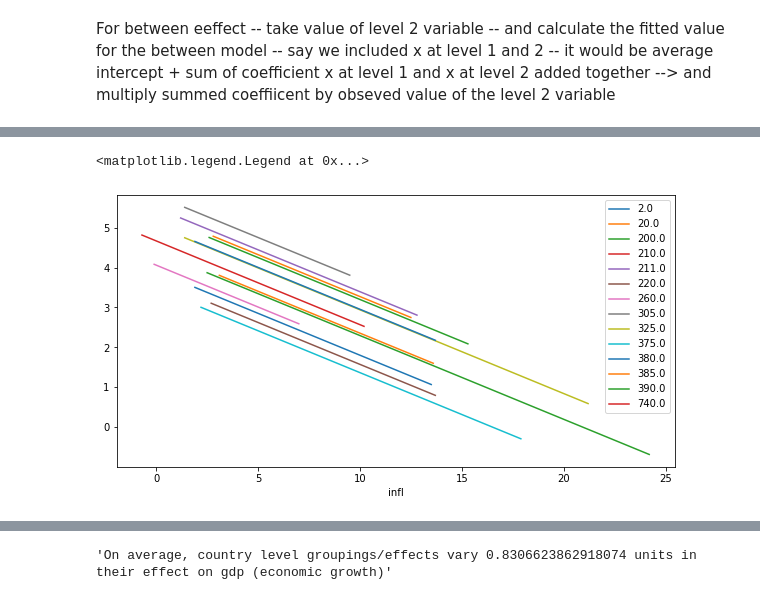
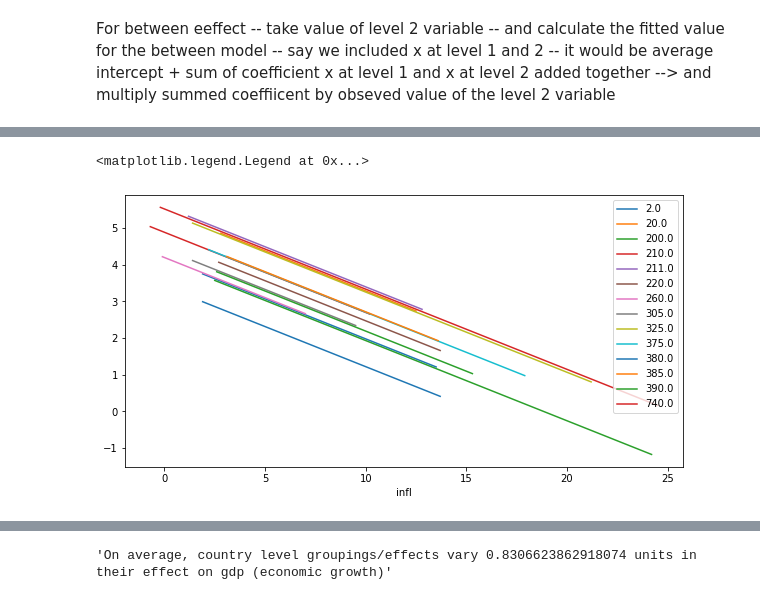
Before and after one commit to jgkorman/Statistical-Analysis-In-Python, a Jupyter notebook: Assignment_1_MLE2_Korman_JamesG_ICPSR_2022.ipynb, the cells around one changed output, grey strips where cells are left out. Saved outputs shown, nothing was run; the diff lists cells and outputs as text; code cells hidden in the pictures.

Commit message:
Creating Spaghetti Plots Mixed Effects Models for random intercepts, random slopes and  random intercepts/random slopes models

```diff
--- a/Assignment_1_MLE2_Korman_JamesG_ICPSR_2022.ipynb
+++ b/Assignment_1_MLE2_Korman_JamesG_ICPSR_2022.ipynb
@@ -247,6 +418,6 @@ df1_sort
 # %%
 # creating a list of countries to add into the the plot's legend
-country = df1_sort['country']
+country = df_new_sort['country']
 country = pd.Series(country.unique())
 country = country.to_list()
 country
@@ -270,0 +452,6 @@ say we included x at level 1 and 2 -- it would be average intercept + sum of coe
+# %%
+# creating  a list of colors to map into the dataframe for plotting
+colors = ['red', 'blue', 'black', 'purple', 'yellow', 'pink', 'green', 'gold', 'grey', 'silver', 'firebrick', 'darkred', 'coral', 'salmon']
+colors_dict = dict(zip(country, colors))
+df_new_sort['colors'] = df_new_sort['country'].map(colors_dict)
+df_new_sort
@@ -270,0 +485,4 @@ say we included x at level 1 and 2 -- it would be average intercept + sum of coe
+# %%
+# within group effects (fixed effects with random intercepts)
+df_new_sort['y_hat'] = ((model.params[0] + df_new_sort['random_effects']) + (model.params[1] * df_new_sort['leftlab'].mean()) + (model.params[2] * df_new_sort['infl']) + (model.params[3] * df_new_sort['infl_group_avg'].mean()) + (model.params[4] * df_new_sort['unem'].mean()) + (model.params[5] * df_new_sort['trade'].mean()))
+df_new_sort
@@ -270,0 +503,3 @@ say we included x at level 1 and 2 -- it would be average intercept + sum of coe
+# %%
+df_new_sort = df_new_sort.sort_values(['country', 'y_hat'])
+df_new_sort
@@ -271,7 +520,7 @@ say we included x at level 1 and 2 -- it would be average intercept + sum of coe
 # %%
 fig, ax = plt.subplots(figsize=(10, 5))
-df1_sort.groupby('country').plot('infl', 'y_hat', ax=ax)
+df_new_sort.groupby('country').plot('infl', 'y_hat', ax=ax)
 ax.legend(country)
 # %% [output]
 <matplotlib.legend.Legend at 0x...>
-[figure, old version]
+[figure, new version]
```
Also changed, not shown: parts of 41 cells of this notebook.
